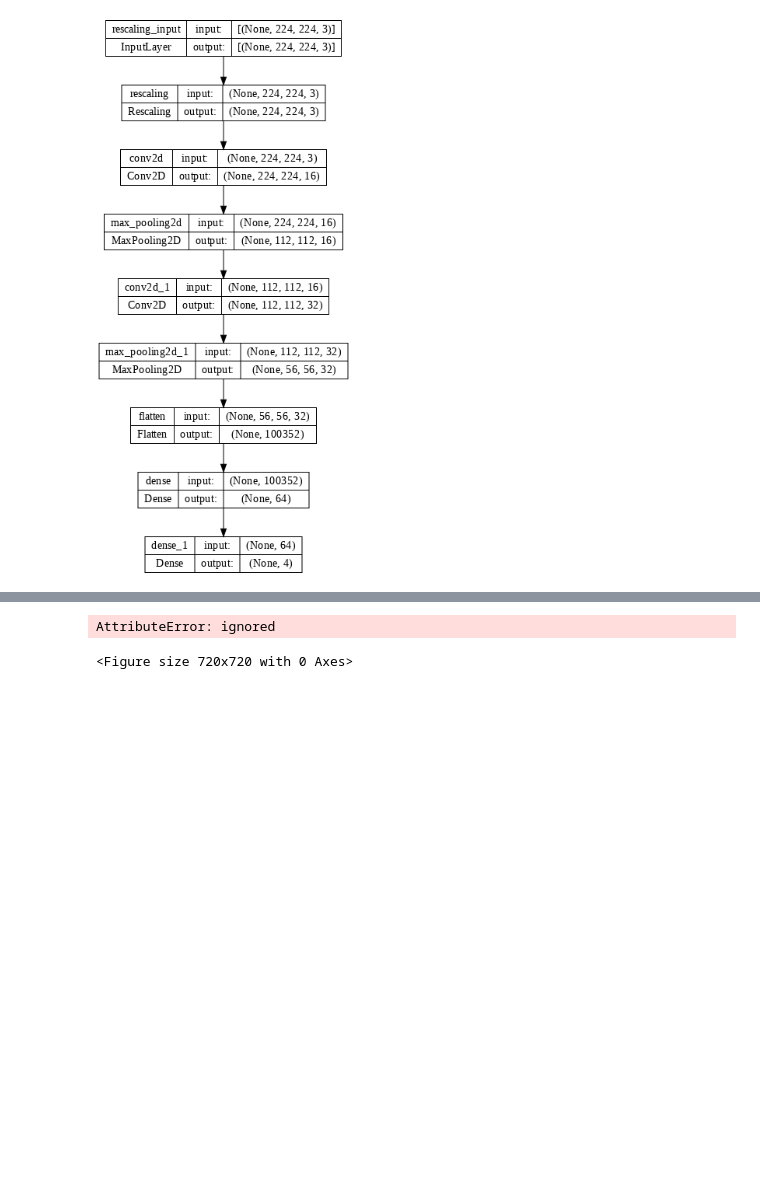
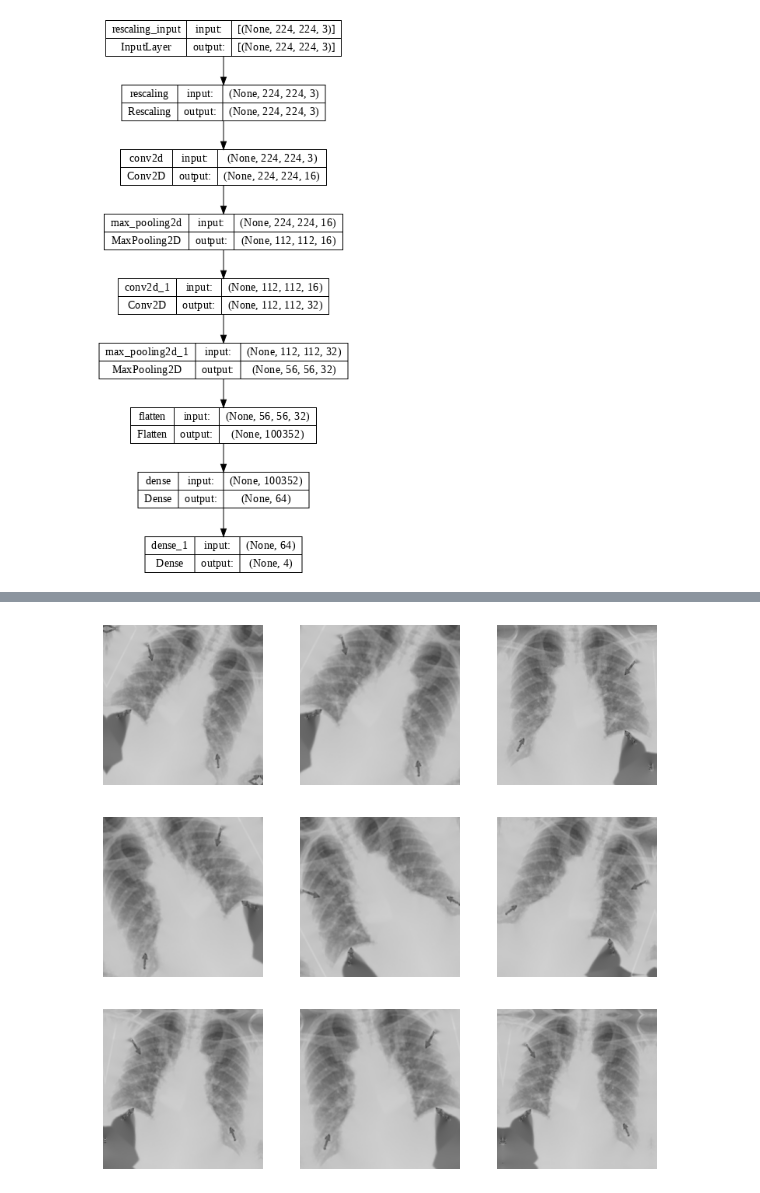
Before and after one commit to alexmacharia/deep_learning_projects, a Jupyter notebook: Medical_Images_Classifier.ipynb, the cells around one changed output, grey strips where cells are left out. Saved outputs shown, nothing was run; the diff lists cells and outputs as text; code cells hidden in the pictures; blank space fills up the shorter version.

```diff
--- a/Medical_Images_Classifier.ipynb
+++ b/Medical_Images_Classifier.ipynb
@@ -183,19 +190,18 @@ plt.show()
 # %%
 data_augmentation = keras.Sequential(
     [
-     layers.experimental.preprocessing.RandomFlip("horizontal", input_shape = (224,224,3)),
+     layers.experimental.preprocessing.RandomFlip("horizontal", input_shape = (height,width,3)),
      layers.experimental.preprocessing.RandomRotation(0.1),
      layers.experimental.preprocessing.RandomZoom(0.1)
     ]
 )
 # %%
 plt.figure(figsize=(10, 10))
-for images, _ in train_batches.take(1):
+for images, _ in train_data.take(1):
   for i in range(9):
     augmented_images = data_augmentation(images)
     ax = plt.subplot(3, 3, i + 1)
     plt.imshow(augmented_images[0].numpy().astype("uint8"))
     plt.axis("off")
 # %% [output]
-AttributeError: ignored
-<Figure size 720x720 with 0 Axes>
+[figure, added]
```
Also changed, not shown: parts of 11 cells of this notebook.
